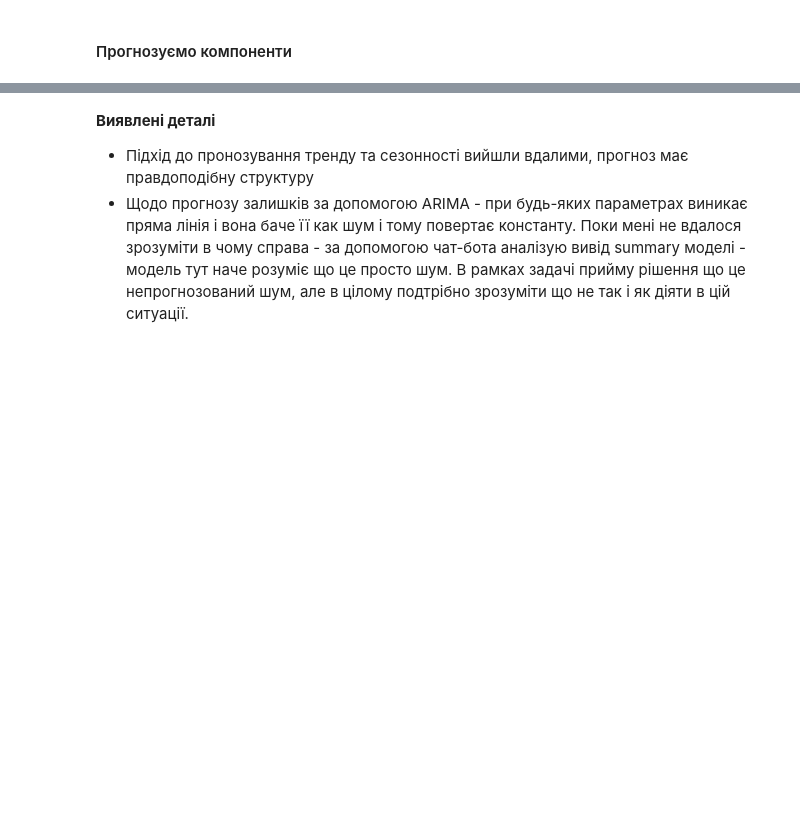
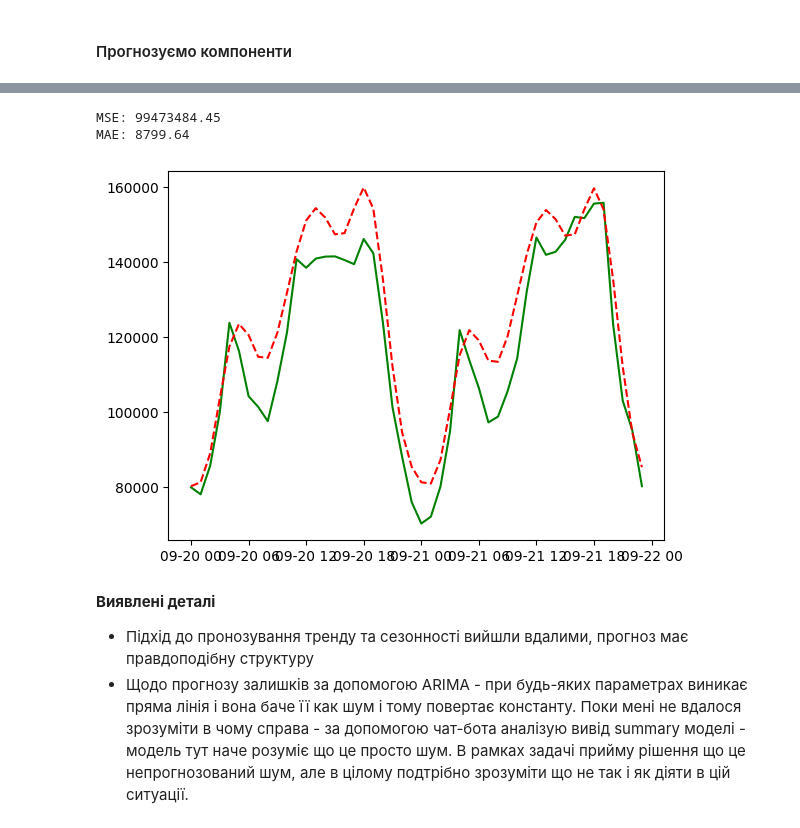
Before and after one commit to Deesthortered/ML_Courses_Homeworks, a Jupyter notebook: main_project.ipynb, the cells around one changed output, grey strips where cells are left out. Saved outputs shown, nothing was run; the diff lists cells and outputs as text; code cells hidden in the pictures; blank space fills up the shorter version.

```diff
--- a/main_project.ipynb
+++ b/main_project.ipynb
@@ -219,3 +234,23 @@ plt.show()
+# %%
+from sklearn.metrics import mean_squared_error, mean_absolute_error
+
+time_values = data_test.index
+actual_values = data_test["Ads"]
+predicted_values = final_forecast[:len(actual_values)]
+
+mse = mean_squared_error(actual_values, predicted_values)
+mae = mean_absolute_error(actual_values, predicted_values)
+
+print(f"MSE: {mse:.2f}")
+print(f"MAE: {mae:.2f}")
+
+plt.plot(time_values, actual_values, label="actual_values", color="green")
+plt.plot(time_values, predicted_values, label="predicted_values", linestyle="dashed", color="red")
+plt.show()
+# %% [output]
+MSE: 99473484.45
+MAE: 8799.64
+[figure, added]
 # %% [markdown]
 **Виявлені деталі**
 * Підхід до пронозування тренду та сезонності вийшли вдалими, прогноз має правдоподібну структуру
```
Also changed, not shown: parts of 18 cells of this notebook.
